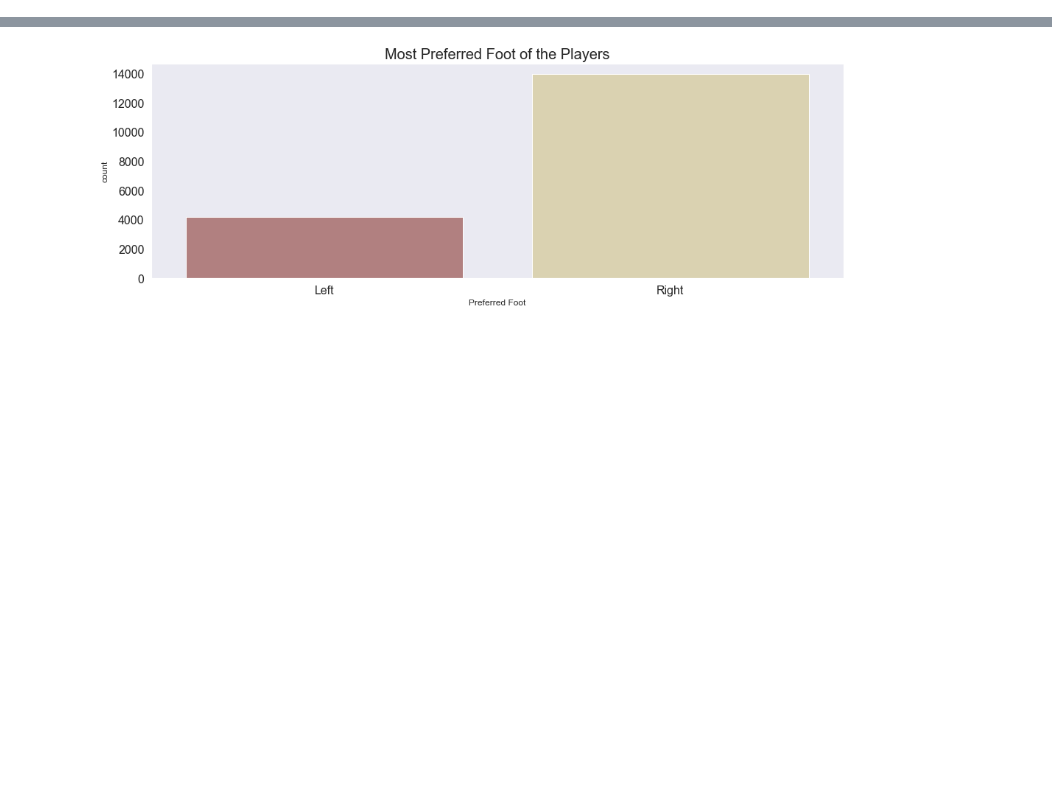
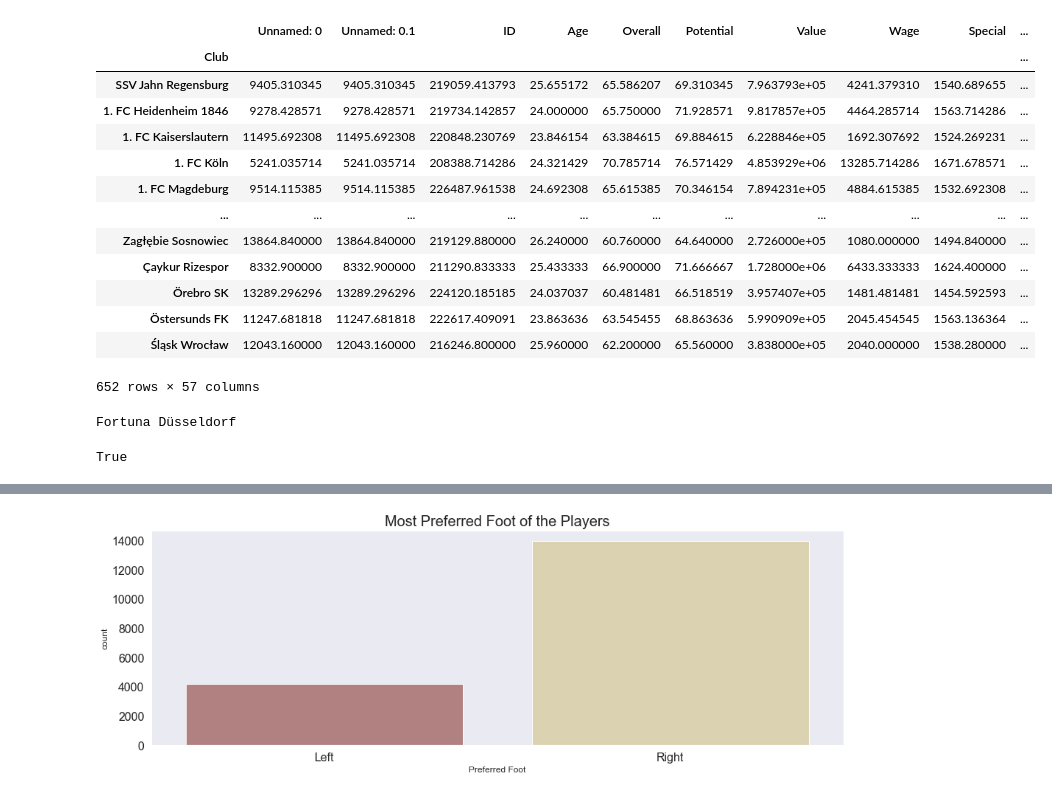
Before and after one commit to tsuchida5030/techgym_ai, a Jupyter notebook: Chapter_1/AI_running_1.ipynb, the cells around one changed output, grey strips where cells are left out. Saved outputs shown, nothing was run; the diff lists cells and outputs as text; code cells hidden in the pictures; blank space fills up the shorter version.

```diff
--- a/Chapter_1/AI_running_1.ipynb
+++ b/Chapter_1/AI_running_1.ipynb
@@ -96,0 +187,35 @@ df.query('Wage.str.endswith("K")', engine='python')
+# %%
+#AI-TECHGYM-2-6-A-1
+#特徴量エンジニアリング
+
+#インポート
+import pandas as pd
+
+#読み込みデータ
+pg_data = {'0':['Python'],'1':['Ruby'],'2':['PHP'],'3':['Java'],'4':['JavaScript']} #pg_data:項目名の辞書型
+df_row = pd.DataFrame(pg_data)                                                      #df_row:項目名が一行目に横に並ぶデータフレーム
+df = df_row.T                                                                       #df:項目名が一列目に縦に並ぶデータフレーム
+#display(df)
+
+#one hot encoding
+df_c = pd.get_dummies(df)                                                           #カテゴリ変数となる項目名が一列目に縦に並ぶデータフレームに対して、ワンホットエンコーディングを実行し、カテゴリ変数に対して0／1が入った行列を作る
+#出力されるデータフレームの列名はオプションを指定しなければデフォルトで、<元のデータフレームの列名>_<カテゴリ変数名>となる
+#get_dummiesのオプション・・・prefix, prefix_sep, columns(https://note.nkmk.me/python-pandas-get-dummies/)
+
+#表示用並び替え
+df_d = df_c.iloc[:,[3,4,2,0,1]]                                                     #ワンホットエンコーディングしたデータフレームの列順を、1が対角項に来るよう並び変える
+display(df_d)                                                                       #1が対角項に並んだ、カテゴリ変数の行列を表示する
+
+#columnを設定して、値を取得
+new_df = pd.DataFrame(columns=["row", "vector"])                                    #列名だけの空のデータフレーム。rowはカテゴリ変数、vectorはカテゴリ変数の行列の縦ベクトル
+values = df[0].values                                                               #df(項目名が一列目に縦に並ぶデータフレーム)の1列目をシリーズ型にしたもの
+
+#one hot encoding
+for i, row in enumerate(values):                                                    #項目名ひとつ毎につき１ループ。iはループ回数、rowは項目名
+    vector    = [0] * len(values)                                                   #vector:ワンホットベクトルのベースとなる0ベクトル
+    vector[i] = 1                                                                   #vector:ワンホットベクトルの1の場所を、他のループでつくるワンホットベクトルの1の場所と被らないよう、ループ回数iで指定する
+    tmp_se    = pd.Series([row, vector], index=new_df.columns)                      #tmp_se:上述のrowとvectorを値としてシリーズ型にしたもの
+    new_df    = new_df.append(tmp_se, ignore_index=True)                            #空のデータフレームnew_dfに、tmp_seのシリーズを横に連結（２列分追加）する
+
+#表示
+display(new_df)
@@ -96,0 +354,17 @@ df.query('Wage.str.endswith("K")', engine='python')
+# %%
+df.groupby('Club').mean()
+# %% [output]
+|  | Unnamed: 0 | Unnamed: 0.1 | ID | Age | Overall | Potential | Value | Wage | Special | ... |
+| Club |  |  |  |  |  |  |  |  |  | ... |
+| SSV Jahn Regensburg | 9405.310345 | 9405.310345 | 219059.413793 | 25.655172 | 65.586207 | 69.310345 | 7.963793e+05 | 4241.379310 | 1540.689655 | ... |
+| 1. FC Heidenheim 1846 | 9278.428571 | 9278.428571 | 219734.142857 | 24.000000 | 65.750000 | 71.928571 | 9.817857e+05 | 4464.285714 | 1563.714286 | ... |
+| 1. FC Kaiserslautern | 11495.692308 | 11495.692308 | 220848.230769 | 23.846154 | 63.384615 | 69.884615 | 6.228846e+05 | 1692.307692 | 1524.269231 | ... |
+| 1. FC Köln | 5241.035714 | 5241.035714 | 208388.714286 | 24.321429 | 70.785714 | 76.571429 | 4.853929e+06 | 13285.714286 | 1671.678571 | ... |
+| 1. FC Magdeburg | 9514.115385 | 9514.115385 | 226487.961538 | 24.692308 | 65.615385 | 70.346154 | 7.894231e+05 | 4884.615385 | 1532.692308 | ... |
+| ... | ... | ... | ... | ... | ... | ... | ... | ... | ... | ... |
+| Zagłębie Sosnowiec | 13864.840000 | 13864.840000 | 219129.880000 | 26.240000 | 60.760000 | 64.640000 | 2.726000e+05 | 1080.000000 | 1494.840000 | ... |
+| Çaykur Rizespor | 8332.900000 | 8332.900000 | 211290.833333 | 25.433333 | 66.900000 | 71.666667 | 1.728000e+06 | 6433.333333 | 1624.400000 | ... |
+| Örebro SK | 13289.296296 | 13289.296296 | 224120.185185 | 24.037037 | 60.481481 | 66.518519 | 3.957407e+05 | 1481.481481 | 1454.592593 | ... |
+| Östersunds FK | 11247.681818 | 11247.681818 | 222617.409091 | 23.863636 | 63.545455 | 68.863636 | 5.990909e+05 | 2045.454545 | 1563.136364 | ... |
+| Śląsk Wrocław | 12043.160000 | 12043.160000 | 216246.800000 | 25.960000 | 62.200000 | 65.560000 | 3.838000e+05 | 2040.000000 | 1538.280000 | ... |
+652 rows × 57 columns
@@ -96,0 +373,14 @@ df.query('Wage.str.endswith("K")', engine='python')
+# %%
+for club in Clubs:
+    #nameから取り出した要素がcusotmers内にあればTrueになります。
+    if "Fortuna D" in club:
+        result = True
+        print(club)
+        #該当する要素が見つかった時点でブレイクします。
+        break
+    else:
+        result = False
+result
+# %% [output]
+Fortuna Düsseldorf
+True
```
Also changed, not shown: parts of 21 cells of this notebook, 6 other files.
